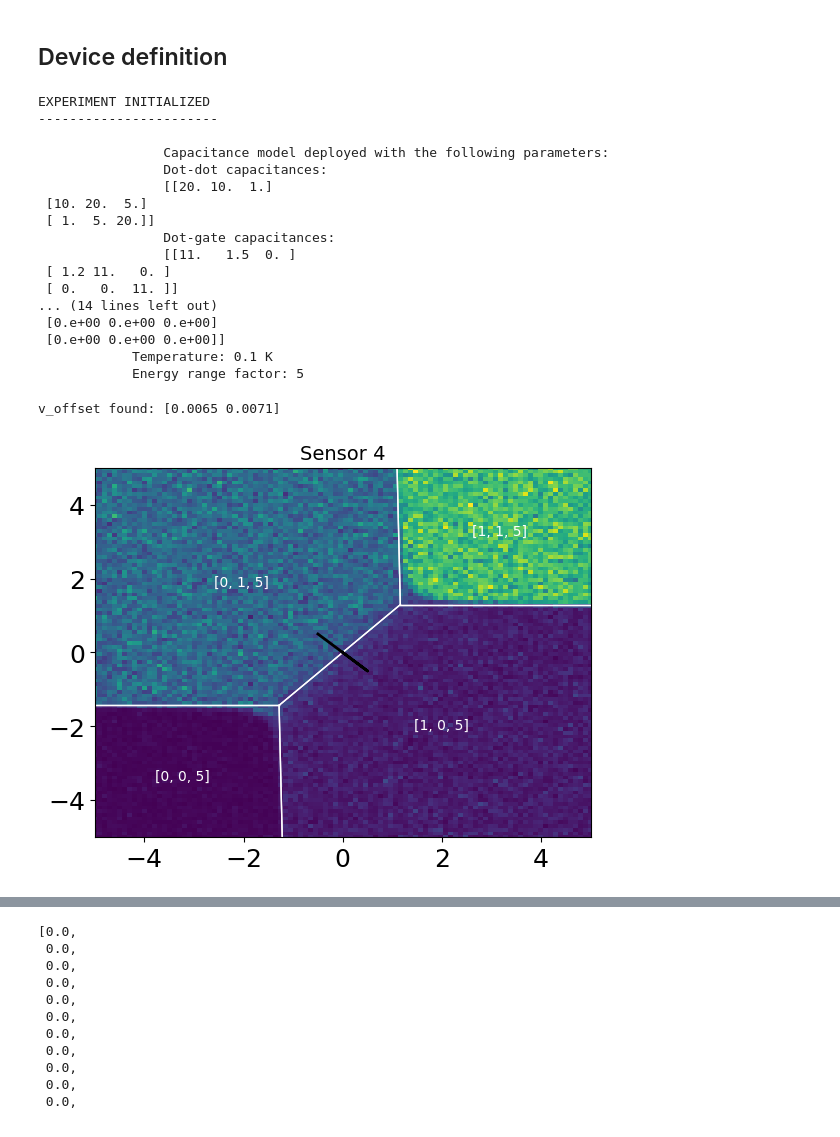
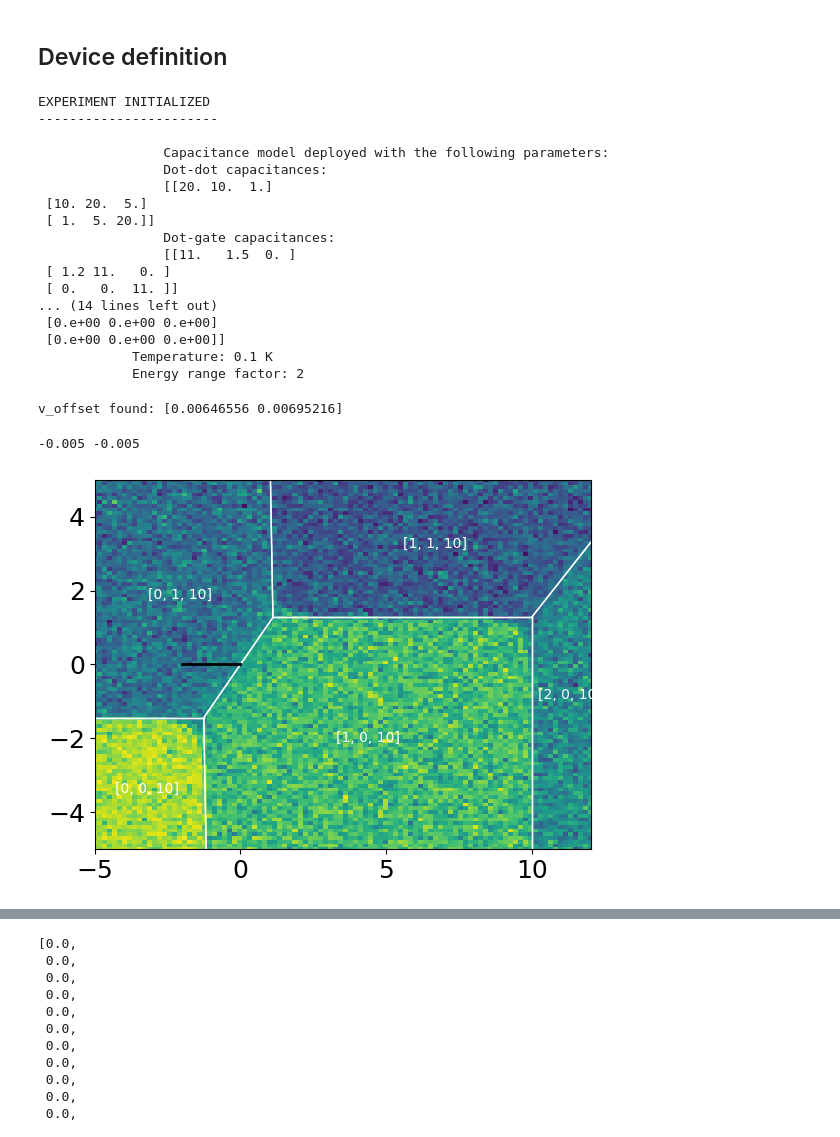
Before and after one commit to condensedAI/QDarts, a Jupyter notebook: examples/latching_dev.ipynb, the cells around one changed output, grey strips where cells are left out. Cells and saved outputs as stored; diff of their text form; code cells hidden in the pictures.

```diff
--- a/examples/latching_dev.ipynb
+++ b/examples/latching_dev.ipynb
@@ -47,7 +47,7 @@ capacitance_config = {
 tunneling_config = {
         "tunnel_couplings": tunnel_couplings, #tunnel coupling matrix
         "temperature": 0.1,                   #temperature in Kelvin
-        "energy_range_factor": 5,  #energy scale for the Hamiltonian generation. NOTE: Smaller -> faster but less accurate computation
+        "energy_range_factor": 2,  #energy scale for the Hamiltonian generation. NOTE: Smaller -> faster but less accurate computation
 }
 sensor_config = {
         "sensor_dot_indices": [2],  #Indices of the sensor dots
@@ -75,20 +75,20 @@ EXPERIMENT INITIALIZED
  [0.e+00 0.e+00 0.e+00]
  [0.e+00 0.e+00 0.e+00]]
             Temperature: 0.1 K
-            Energy range factor: 5
+            Energy range factor: 2
 # %%
 xexp, yexp, _, polytopesexp, sensor_signalexp, _ = experiment.generate_CSD(
                                     plane_axes = np.array([[1,0,0],[0,1,0]]), # vectors spanning the cut in voltage space
-                                    target_state = [1,0,5],  # target state for transition
+                                    target_state = [1,0,10],  # target state for transition
                                     target_transition = [-1,1,0], #target transition from target state, here transition to [2,3,2,3,5,5]
-                                    x_voltages=np.linspace(-0.005, 0.005, 100), #voltage range for x-axis
+                                    x_voltages=np.linspace(-0.005, 0.012, 100), #voltage range for x-axis
                                     y_voltages=np.linspace(-0.005, 0.005, 100), #voltage range for y-axis
                                     compute_polytopes = True, #compute the corners of constant occupation
                                     compensate_sensors=True, #compensate the sensor signals
                                     use_virtual_gates=True, #use the virtual gates
                                     use_sensor_signal=True) #use the sensor signals
 # %% [output]
-v_offset found: [0.0065 0.0071]
+v_offset found: [0.00646556 0.00695216]
 # %%
 # Control plot
 
@@ -96,19 +96,21 @@ def plot_CSD(xexp, yexp, sensor_signalexp, polytopesexp, x0,x1):
     fig, ax = plt.subplots(1,1)
     plt.subplots_adjust(wspace=0.5, hspace=0.5)
     #Conductance of the dot 4 (Left sensor dot)
-    ax.set_title("Sensor 4", fontsize=14)
+    #ax.set_title("Sensor 4", fontsize=14)
     ax.pcolormesh(1e3*xexp,1e3*yexp,sensor_signalexp[:,:,0])
     plot_polytopes(ax,polytopesexp, axes_rescale=1e3)  # plot the polytopes to see the constant occupation regions
+    print(xexp[0],yexp[0])
     ax.set_xlim(xexp[0]*1e3,xexp[-1]*1e3)
     ax.set_ylim(yexp[0]*1e3,yexp[-1]*1e3)
-    plt.plot(x0*1e3,x1*1e3, 'k-', linewidth=2)
+    plt.plot([x0[0],x1[0]],[x0[1],x1[1]], 'k-', linewidth=2, zorder=5)
     #plt.quiver((x0[0]+x1[0])/2*1e3,(x0[1]+x1[1])/2*1e3, np.diff(x0), np.diff(x1), angles='xy', scale_units='xy', scale=1, color='black')
 # %%
 ## Let's do latching
-Initial_position = np.array([-0.0005,0.0005,0])
-Final_position = np.array([0.0005,-0.0005,0])
-plot_CSD(xexp, yexp, sensor_signalexp, polytopesexp, np.array(Initial_position), np.array(Final_position))
+Initial_position = np.array([-2*1e-3,0,0])
+Final_position = np.array([0,0,0])
+plot_CSD(xexp, yexp, sensor_signalexp, polytopesexp, np.array(Initial_position)*1e3, np.array(Final_position)*1e3)
 # %% [output]
+-0.005 -0.005
-[figure, old version]
+[figure, new version]
 # %%
 steps = 100
```
Also changed, not shown: parts of 2 cells of this notebook.
